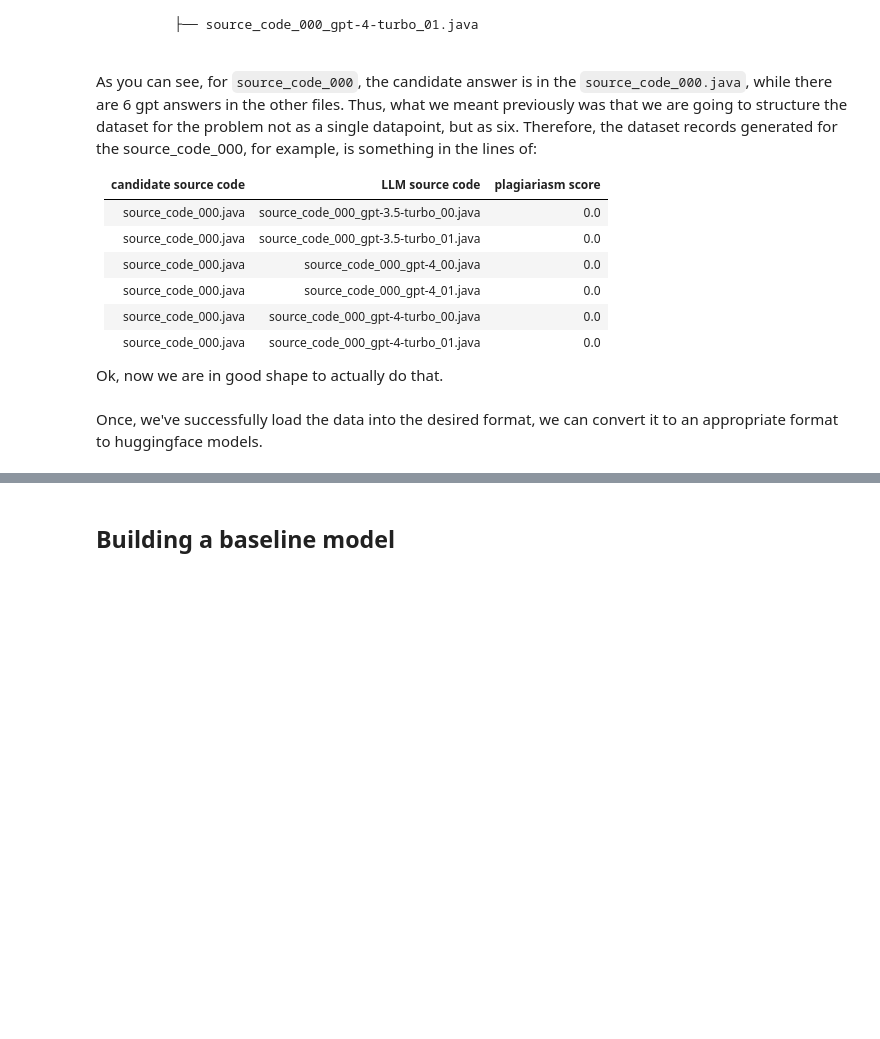
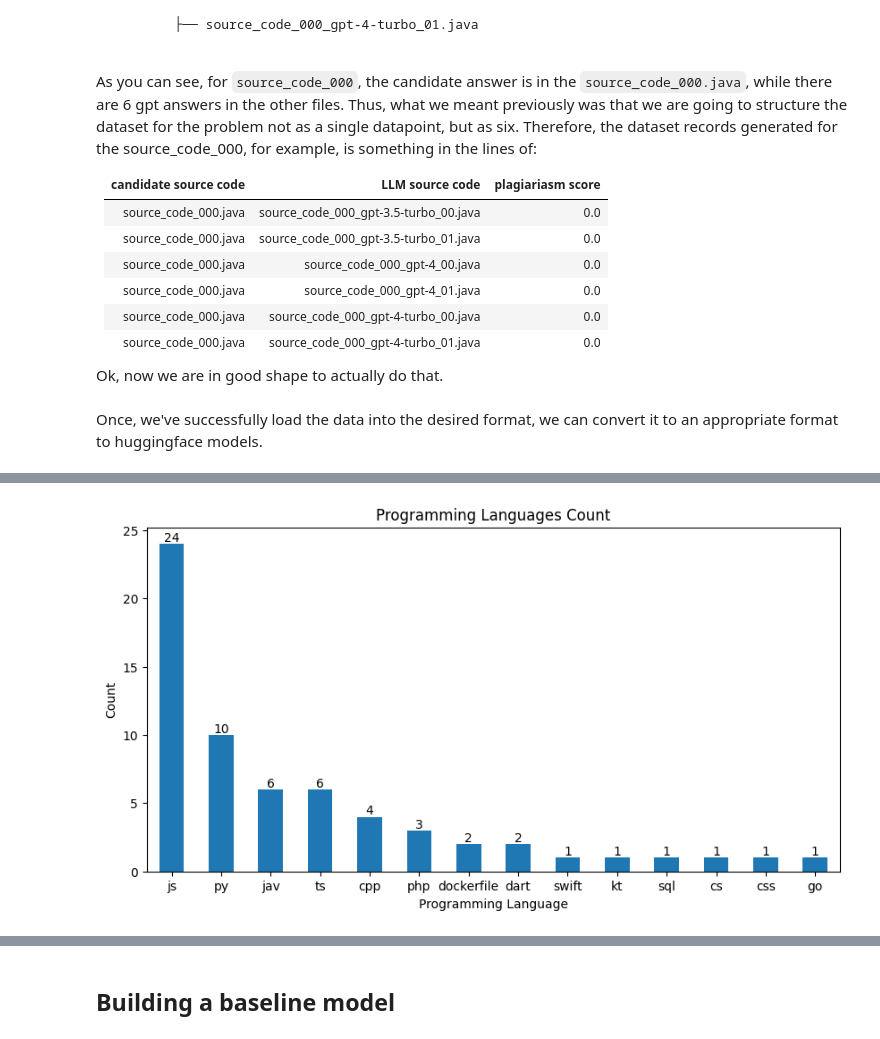
Before and after one commit to alexandrehsd/plagiarism-detector, a Jupyter notebook: notebooks/plagiarism_detector.ipynb, the cells around one changed output, grey strips where cells are left out. Saved outputs shown, nothing was run; the diff lists cells and outputs as text; code cells hidden in the pictures; blank space fills up the shorter version.

```diff
--- a/notebooks/plagiarism_detector.ipynb
+++ b/notebooks/plagiarism_detector.ipynb
@@ -142,0 +154,23 @@ data_df.tail()
+# %%
+# dividing by 6 to account for duplicate programming language rows
+programming_languages_counts = (data_df["programming_language"].value_counts() / 6).astype(int)
+
+fig, ax = plt.subplots(1, 1, figsize=(10, 5))
+
+programming_languages_counts.plot(kind='bar', ax=ax)
+
+for p in ax.patches:
+    ax.annotate(f'{p.get_height()}',
+                (p.get_x() + p.get_width() / 2., p.get_height()),
+                ha='center',
+                va='center',
+                xytext=(0, 5),
+                textcoords='offset points')
+
+plt.title('Programming Languages Count')
+plt.xlabel('Programming Language')
+plt.ylabel('Count')
+plt.xticks(rotation=0)
+plt.show()
+# %% [output]
+[figure, added]
```
Also changed, not shown: parts of 18 cells of this notebook.
